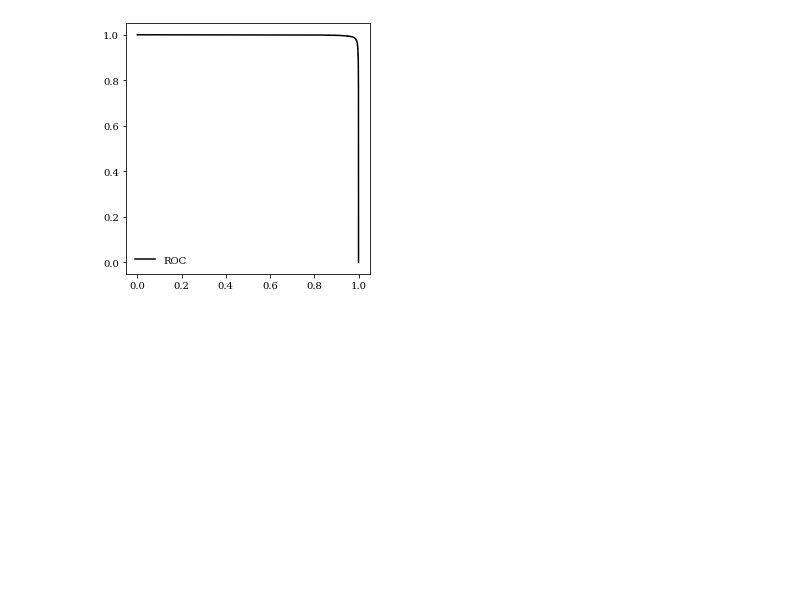
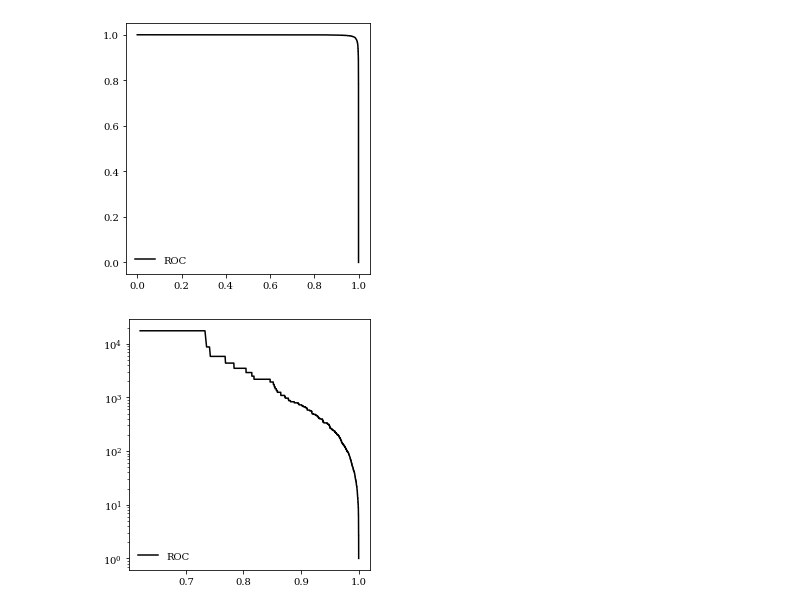
Before and after one commit to erichuangyf/copy_EMD_VAE, a Jupyter notebook: PFN/Pairwise_comparison/PFN_h_vs_hv_combine.ipynb, the cells around one changed output. Saved outputs shown, nothing was run; the diff lists cells and outputs as text; code cells hidden in the pictures; blank space fills up the shorter version.

```diff
--- a/PFN/Pairwise_comparison/PFN_h_vs_hv_combine.ipynb
+++ b/PFN/Pairwise_comparison/PFN_h_vs_hv_combine.ipynb
@@ -278,3 +278,23 @@ plt.legend(loc='lower left', frameon=False)
 plt.show()
 # %% [output]
 [figure]
+# %%
+# get multiplicity and mass for comparison
+preds = pfn.predict(X_test, batch_size=1000)
+pfn_fp, pfn_tp, threshs = roc_curve(Y_test[:,1], preds[:,1])
+
+# some nicer plot settings
+plt.rcParams['figure.figsize'] = (4,4)
+plt.rcParams['font.family'] = 'serif'
+plt.rcParams['figure.autolayout'] = True
+
+# plot the ROC curves
+plt.plot(pfn_tp, 1/pfn_fp, '-', color='black', label='ROC')
+
+plt.yscale('log')
+
+plt.legend(loc='lower left', frameon=False)
+
+plt.show()
+# %% [output]
+[figure, added]
```
Also changed, not shown: parts of 7 cells of this notebook, 1 other file.
